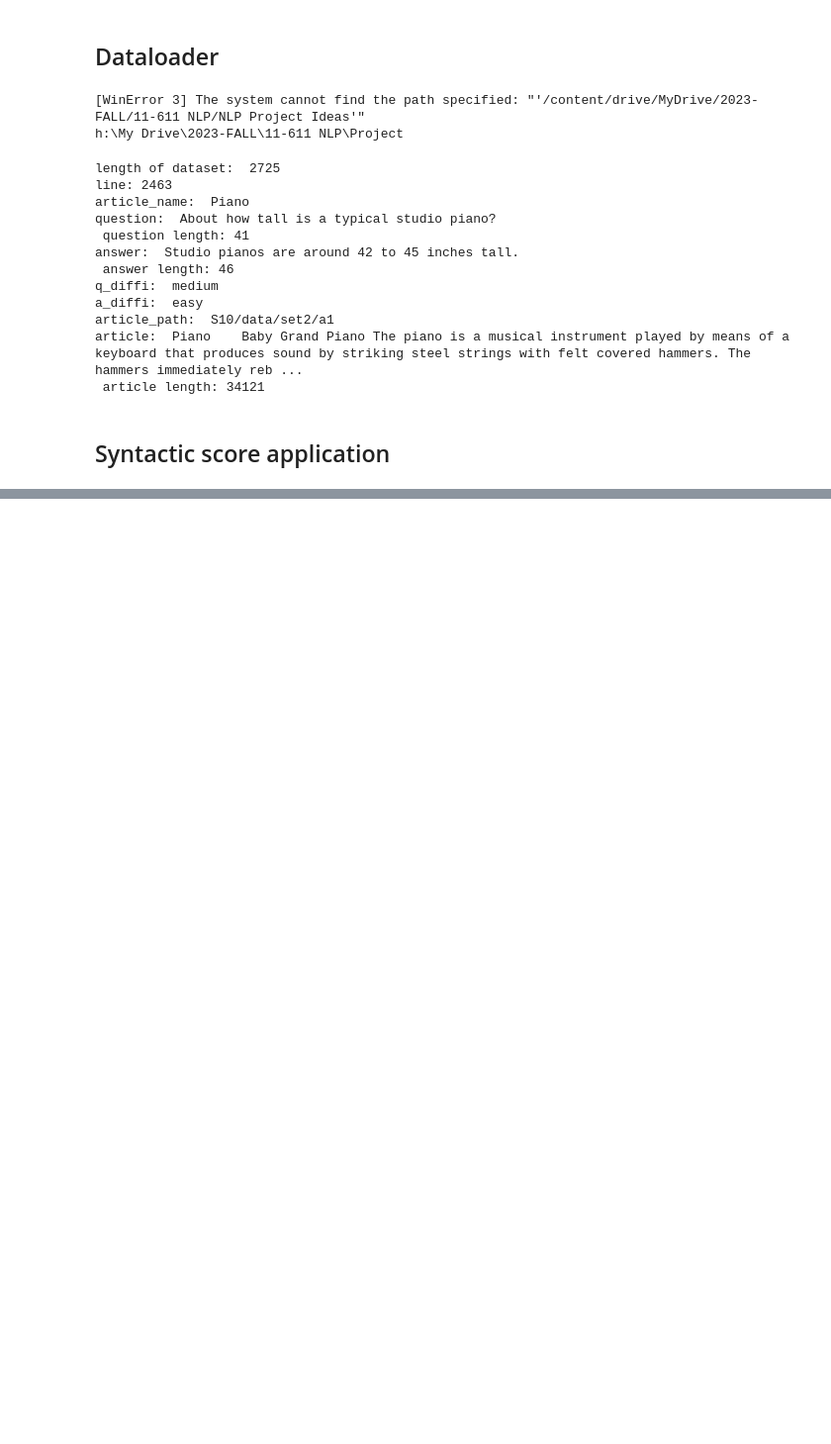
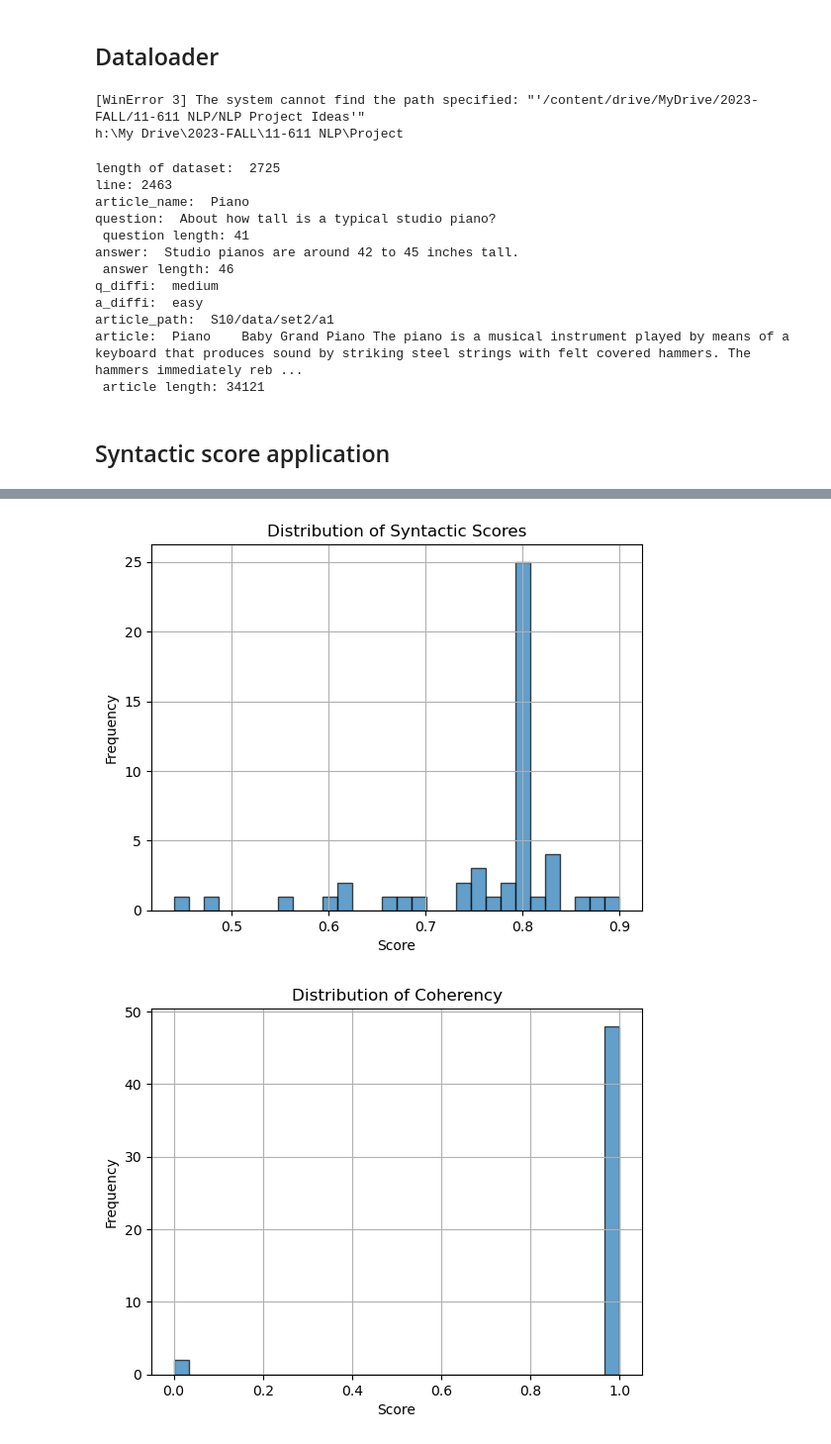
Before and after one commit to JingyuanHe1222/question_answering, a Jupyter notebook: syntactic_score.ipynb, the cells around one changed output, grey strips where cells are left out. Shown at 99% size. Drawn from its saved outputs; the diff is of its cells as text; code cells hidden in the pictures; blank space fills up the shorter version.

```diff
--- a/syntactic_score.ipynb
+++ b/syntactic_score.ipynb
@@ -5,7 +5,8 @@
 # %%
 def is_yes_no_question(question):
     question = question.lower().strip()
-    if question.startswith(('is', 'are', 'do', 'does', 'did', 'was', 'were', 'will', 'can', 'could', 'should', 'have', 'has', 'had')):
+    #purposely has space after words since it should be a word in itself as part of a sentence
+    if question.startswith(('is ', 'are ', 'do ', 'does ', 'did ', 'was ', 'were ', 'will ', 'can ', 'could ', 'should ', 'have ', 'has ', 'had ')):
         return 1
     else:
         return 0
@@ -21,7 +22,8 @@ def is_yes_no_answer(answer):
 sentences = [
     "Is this right?",
     "Which questions are you thinking of?",
-    "Fox."
+    "Hassan",
+    'Has an'
 ]
 
 for sentence in sentences:
@@ -447,0 +420,9 @@ Q: Does salmon remain the favorite of fly rod enthusiasts? |YES/NO TYPE: 1 ||A:
+# %%
+# Get scores
+scores=[]
+for line in random_select: #range(n):
+    q=dataset[line][1]
+    a=dataset[line][2]
+    print('difficulty:',dataset[line][3],dataset[line][4])
+    #scores.append(syntactic_score(q,a,weights=[0.5,0.3,0.2],debug=True))
+    scores.append(syntactic_score(q,a,weights=[1,1,1],debug=True,extra_outputs=True))
@@ -447,0 +447,45 @@ Q: Does salmon remain the favorite of fly rod enthusiasts? |YES/NO TYPE: 1 ||A:
+# %%
+# Score distribution
+
+import numpy as np
+import matplotlib.pyplot as plt
+
+#syntactic_score, coherency, fluency, conciseness
+#histogram of score
+scores=np.array(scores)
+plt.hist(scores[:,0], bins=30, edgecolor='black', alpha=0.7)
+plt.title('Distribution of Syntactic Scores')
+plt.xlabel('Score')
+plt.ylabel('Frequency')
+plt.grid(True)
+plt.show()
+
+#histogram of coherency
+scores=np.array(scores)
+plt.hist(scores[:,1], bins=30, edgecolor='black', alpha=0.7)
+plt.title('Distribution of Coherency')
+plt.xlabel('Score')
+plt.ylabel('Frequency')
+plt.grid(True)
+plt.show()
+
+#histogram of fluency
+scores=np.array(scores)
+plt.hist(scores[:,2], bins=30, edgecolor='black', alpha=0.7)
+plt.title('Distribution of Fluency')
+plt.xlabel('Score')
+plt.ylabel('Frequency')
+plt.grid(True)
+plt.show()
+
+#histogram of conciseness
+scores=np.array(scores)
+plt.hist(scores[:,3], bins=30, edgecolor='black', alpha=0.7)
+plt.title('Distribution of Conciseness')
+plt.xlabel('Score')
+plt.ylabel('Frequency')
+plt.grid(True)
+plt.show()
+# %% [output]
+[figure, added]
+[figure, added]
```
Also changed, not shown: parts of 7 cells of this notebook.
